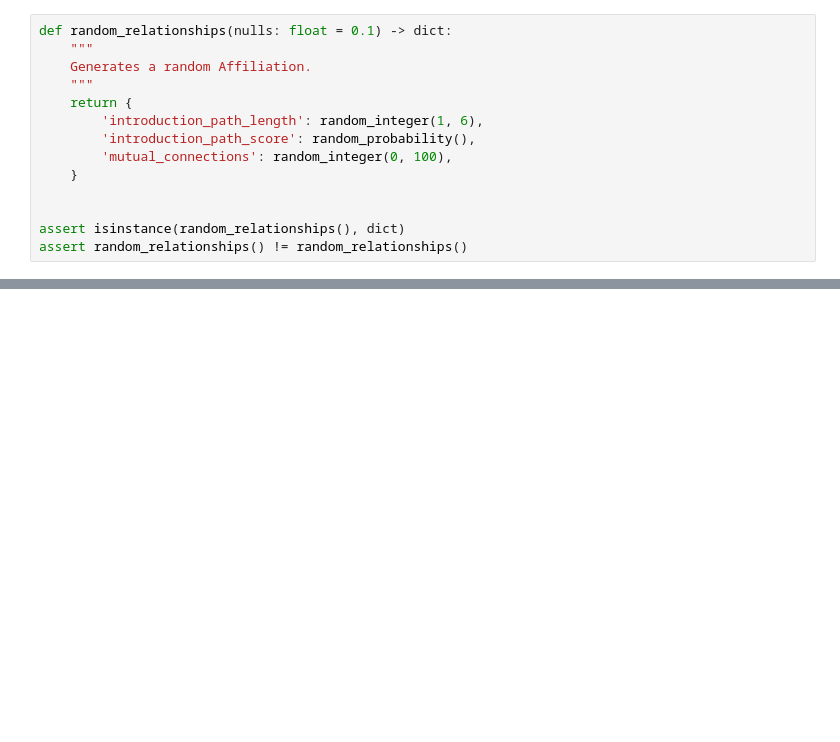
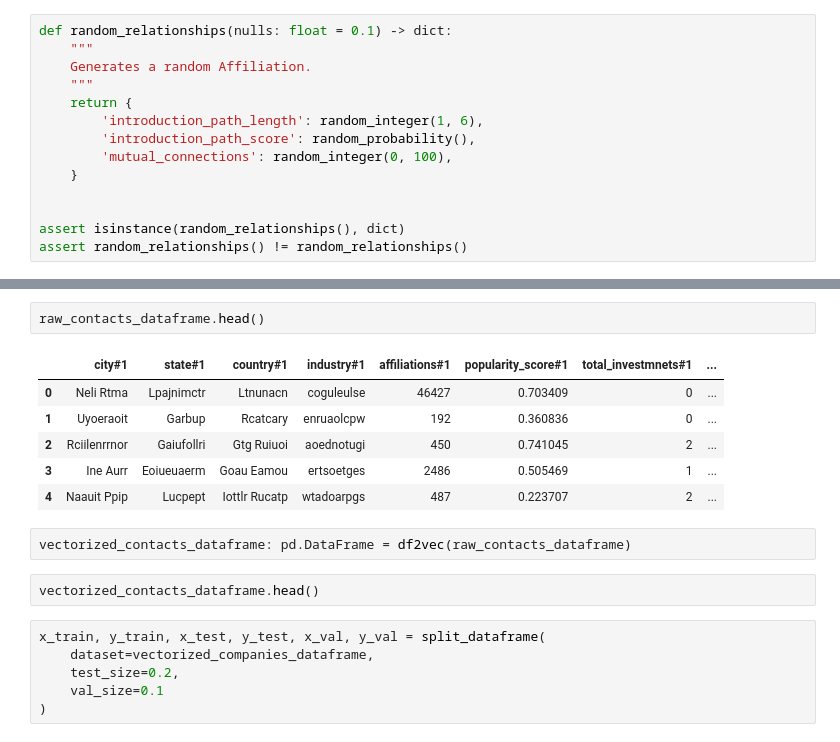
Before and after one commit to MartinCastroAlvarez/python-deep-learning-algorithms, a Jupyter notebook: linkprediction.ipynb, the cells around one changed output, grey strips where cells are left out. Saved outputs shown, nothing was run; the diff lists cells and outputs as text; blank space fills up the shorter version.

```diff
--- a/linkprediction.ipynb
+++ b/linkprediction.ipynb
@@ -435,0 +714,19 @@ AssertionError:
+# %%
+raw_contacts_dataframe.head()
+# %% [output]
+|  | city#1 | state#1 | country#1 | industry#1 | affiliations#1 | popularity_score#1 | total_investmnets#1 | ... |
+| 0 | Neli Rtma | Lpajnimctr | Ltnunacn | coguleulse | 46427 | 0.703409 | 0 | ... |
+| 1 | Uyoeraoit | Garbup | Rcatcary | enruaolcpw | 192 | 0.360836 | 0 | ... |
+| 2 | Rciilenrrnor | Gaiufollri | Gtg Ruiuoi | aoednotugi | 450 | 0.741045 | 2 | ... |
+| 3 | Ine Aurr | Eoiueuaerm | Goau Eamou | ertsoetges | 2486 | 0.505469 | 1 | ... |
+| 4 | Naauit Ppip | Lucpept | Iottlr Rucatp | wtadoarpgs | 487 | 0.223707 | 2 | ... |
+# %%
+vectorized_contacts_dataframe: pd.DataFrame = df2vec(raw_contacts_dataframe)
+# %%
+vectorized_contacts_dataframe.head()
+# %%
+x_train, y_train, x_test, y_test, x_val, y_val = split_dataframe(
+    dataset=vectorized_companies_dataframe,
+    test_size=0.2,
+    val_size=0.1
+)
```
Also changed, not shown: parts of 19 cells of this notebook, 1 other file.
